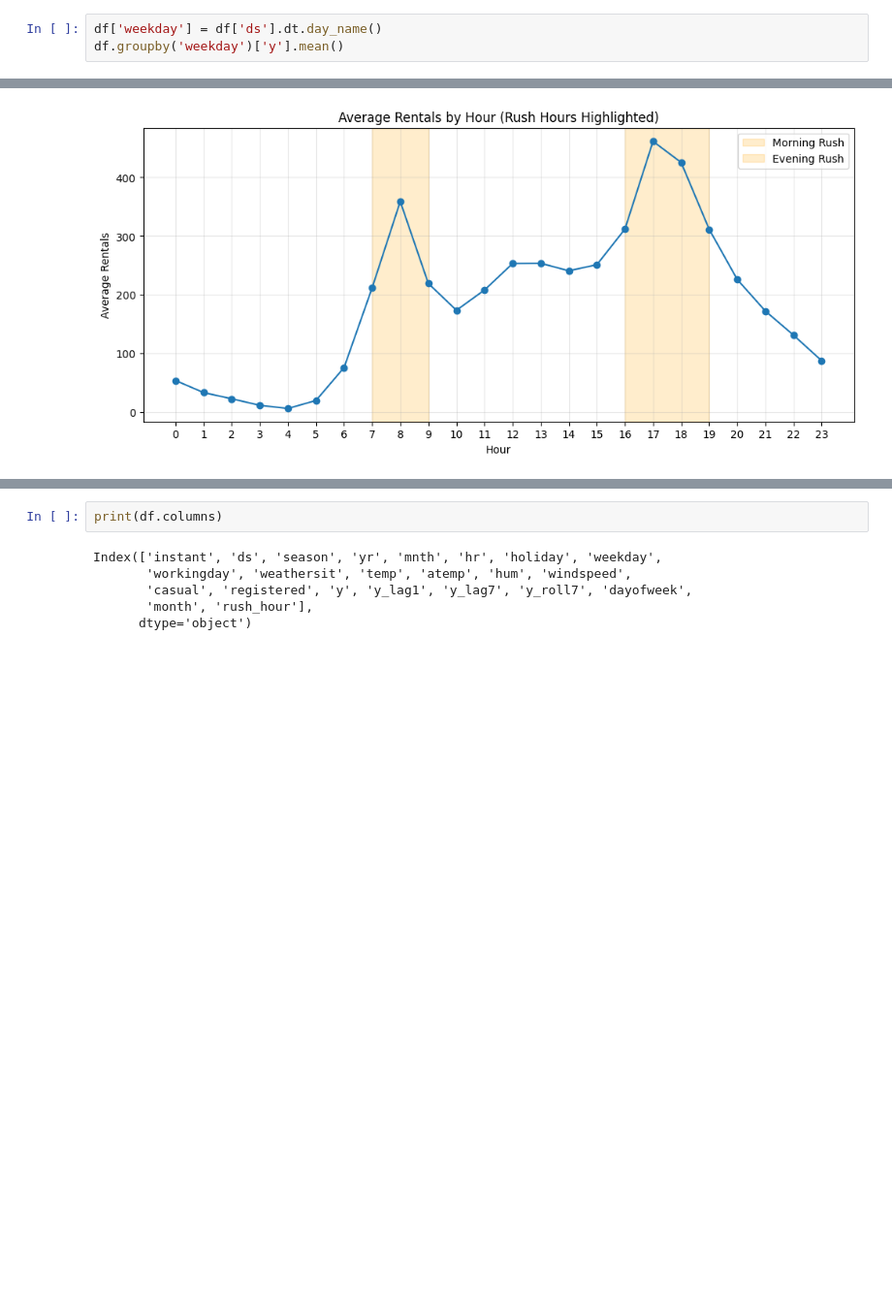
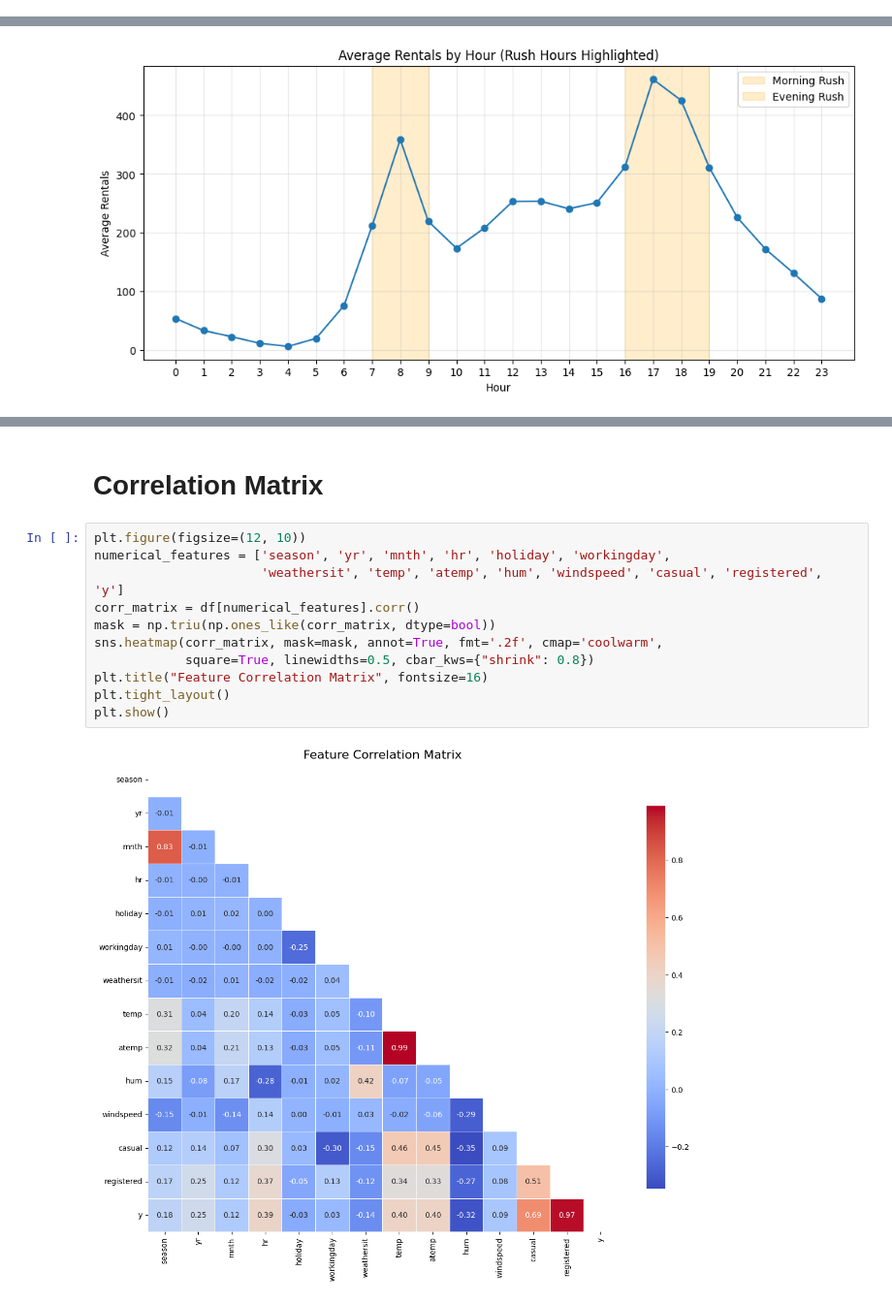
Before and after one commit to atikuddola/Forecasting-Model-Explore, a Jupyter notebook: forcast.ipynb, the cells around one changed output, grey strips where cells are left out. Shown: that part at 97% size. Drawn from its saved outputs; the diff is of its cells as text; blank space fills up the shorter version.

```diff
--- a/forcast.ipynb
+++ b/forcast.ipynb
@@ -121,3 +82,0 @@ plt.show()
-# %%
-df['weekday'] = df['ds'].dt.day_name()
-df.groupby('weekday')['y'].mean()
@@ -304,8 +144,15 @@ plt.show()
-# %%
-print(df.columns)
-# %% [output]
-Index(['instant', 'ds', 'season', 'yr', 'mnth', 'hr', 'holiday', 'weekday',
-       'workingday', 'weathersit', 'temp', 'atemp', 'hum', 'windspeed',
-       'casual', 'registered', 'y', 'y_lag1', 'y_lag7', 'y_roll7', 'dayofweek',
-       'month', 'rush_hour'],
-      dtype='object')
+# %% [markdown]
+# Correlation Matrix
+# %%
+plt.figure(figsize=(12, 10))
+numerical_features = ['season', 'yr', 'mnth', 'hr', 'holiday', 'workingday',
+                      'weathersit', 'temp', 'atemp', 'hum', 'windspeed', 'casual', 'registered', 'y']
+corr_matrix = df[numerical_features].corr()
+mask = np.triu(np.ones_like(corr_matrix, dtype=bool))
+sns.heatmap(corr_matrix, mask=mask, annot=True, fmt='.2f', cmap='coolwarm',
+            square=True, linewidths=0.5, cbar_kws={"shrink": 0.8})
+plt.title("Feature Correlation Matrix", fontsize=16)
+plt.tight_layout()
+plt.show()
+# %% [output]
+[figure, added]
```
Also changed, not shown: parts of 46 cells of this notebook.
